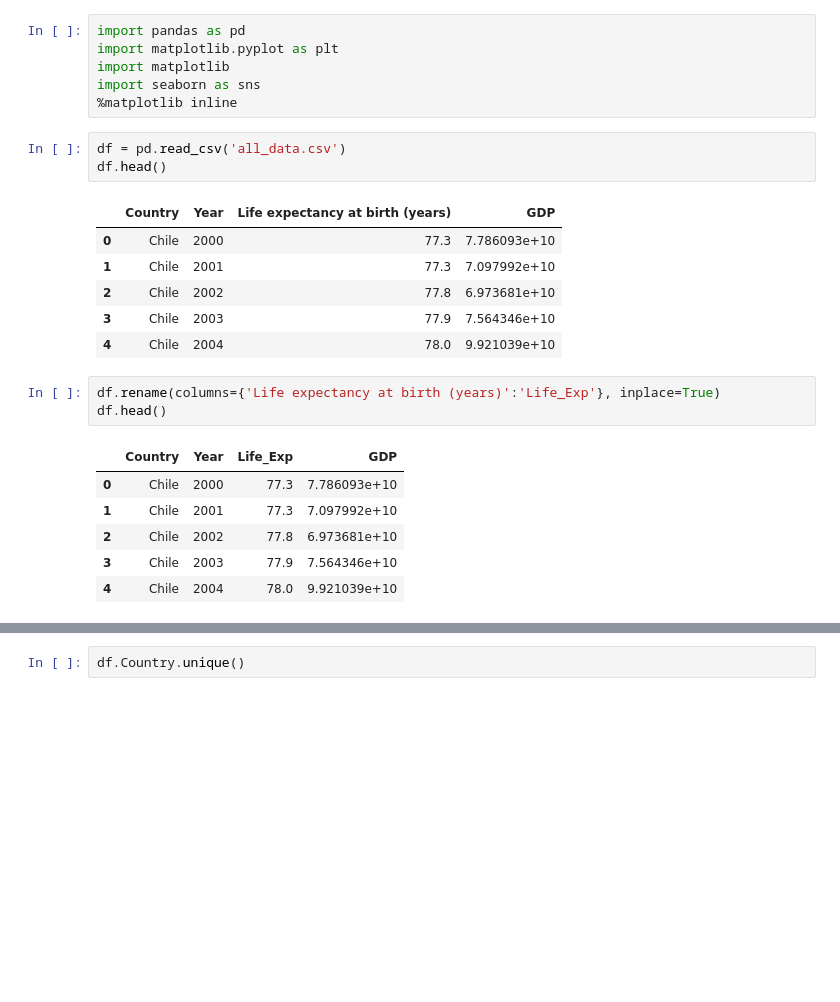
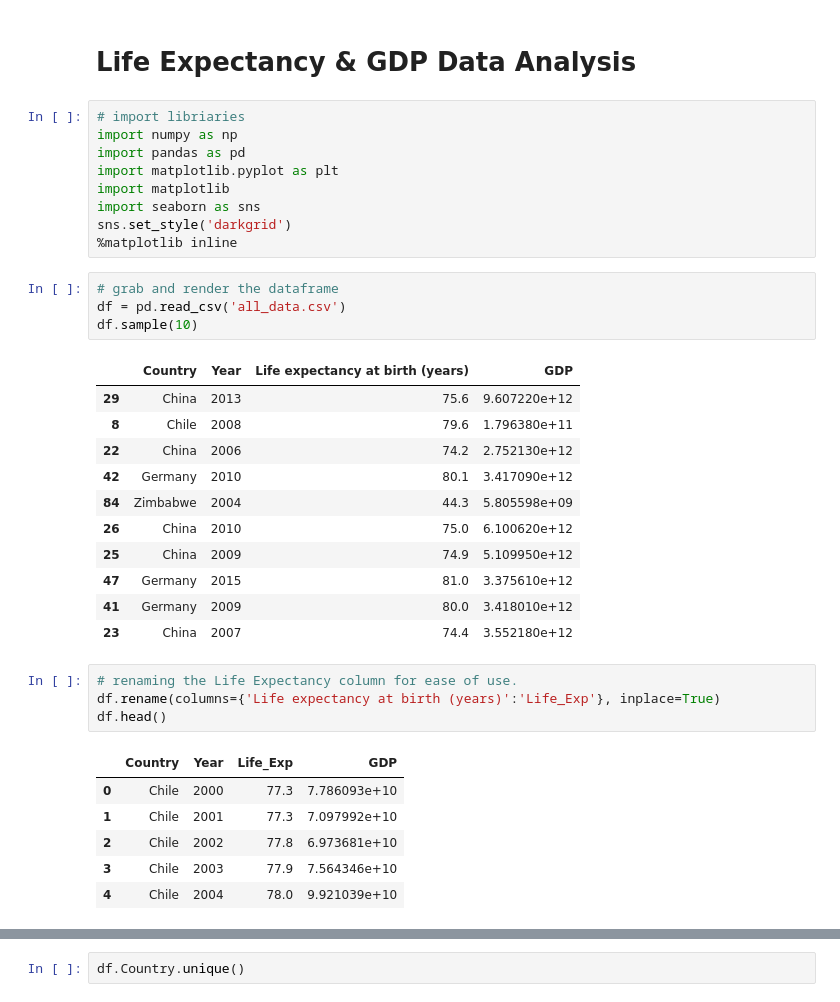
Before and after one commit to dorinMaraku/Life-Expectancy-and-GDP-Starter, a Jupyter notebook: life_expectancy_gdp.ipynb, the cells around one changed output, grey strips where cells are left out. Saved outputs shown, nothing was run; the diff lists cells and outputs as text; blank space fills up the shorter version.

```diff
--- a/life_expectancy_gdp.ipynb
+++ b/life_expectancy_gdp.ipynb
@@ -1,20 +1,32 @@
+# %% [markdown]
+# Life Expectancy & GDP Data Analysis
 # %%
+# import libriaries
+import numpy as np
 import pandas as pd
 import matplotlib.pyplot as plt
 import matplotlib
 import seaborn as sns
+sns.set_style('darkgrid')
 %matplotlib inline
 # %%
+# grab and render the dataframe
 df = pd.read_csv('all_data.csv')
-df.head()
+df.sample(10)
 # %% [output]
 |  | Country | Year | Life expectancy at birth (years) | GDP |
-| 0 | Chile | 2000 | 77.3 | 7.786093e+10 |
-| 1 | Chile | 2001 | 77.3 | 7.097992e+10 |
-| 2 | Chile | 2002 | 77.8 | 6.973681e+10 |
-| 3 | Chile | 2003 | 77.9 | 7.564346e+10 |
-| 4 | Chile | 2004 | 78.0 | 9.921039e+10 |
+| 29 | China | 2013 | 75.6 | 9.607220e+12 |
+| 8 | Chile | 2008 | 79.6 | 1.796380e+11 |
+| 22 | China | 2006 | 74.2 | 2.752130e+12 |
+| 42 | Germany | 2010 | 80.1 | 3.417090e+12 |
+| 84 | Zimbabwe | 2004 | 44.3 | 5.805598e+09 |
+| 26 | China | 2010 | 75.0 | 6.100620e+12 |
+| 25 | China | 2009 | 74.9 | 5.109950e+12 |
+| 47 | Germany | 2015 | 81.0 | 3.375610e+12 |
+| 41 | Germany | 2009 | 80.0 | 3.418010e+12 |
+| 23 | China | 2007 | 74.4 | 3.552180e+12 |
 # %%
+# renaming the Life Expectancy column for ease of use.
 df.rename(columns={'Life expectancy at birth (years)':'Life_Exp'}, inplace=True)
 df.head()
 # %% [output]
```
Also changed, not shown: parts of 8 cells of this notebook.
